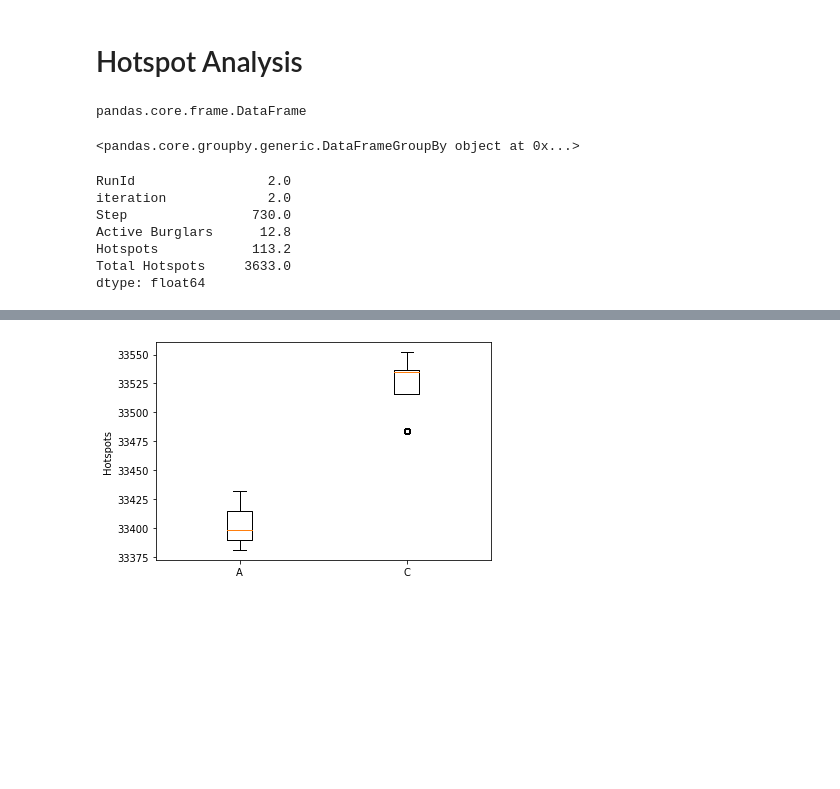
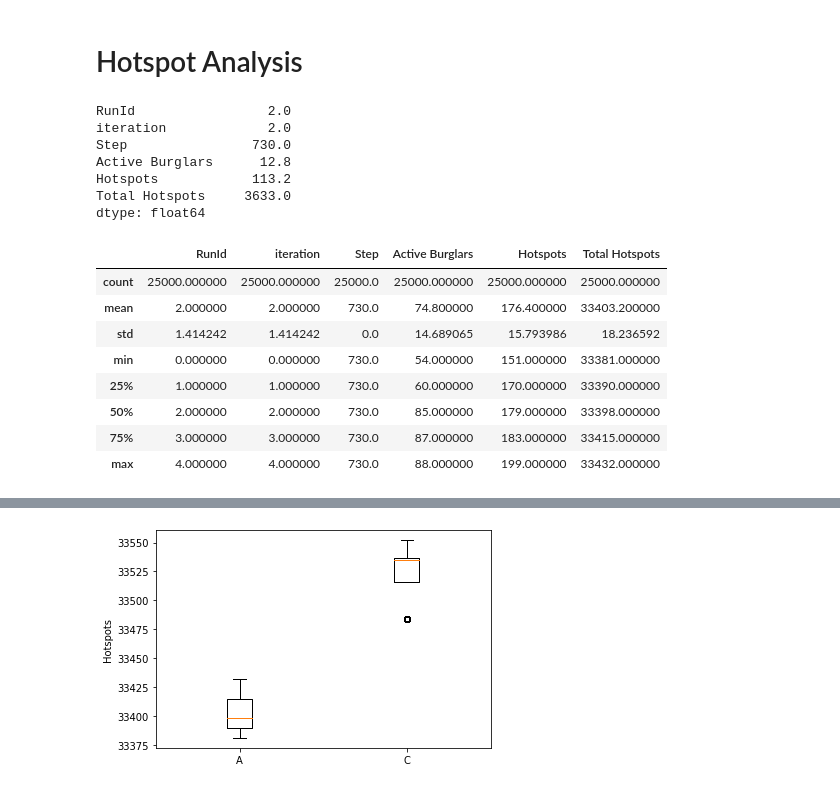
Before and after one commit to ohdearaugustin/CMSS, a Jupyter notebook: code/cmss_final.ipynb, the cells around one changed output, grey strips where cells are left out. Drawn from its saved outputs; the diff is of its cells as text; code cells hidden in the pictures; blank space fills up the shorter version.

```diff
--- a/code/cmss_latest.ipynb
+++ b/code/cmss_final.ipynb
@@ -611,15 +611,6 @@ plt.show()
 [figure]
 # %% [markdown]
 # Hotspot Analysis
-# %%
-result_a
-type(result_a)
-# %% [output]
-pandas.core.frame.DataFrame
-# %%
-result_a.groupby(by=["RunId", "iteration", "Step"])
-# %% [output]
-<pandas.core.groupby.generic.DataFrameGroupBy object at 0x...>
 # %%
 
 result_d[['RunId', 'iteration','Step', 'Active Burglars','Hotspots', 'Total Hotspots']].mean()
@@ -636,3 +627,15 @@ hotspots_a = result_a[['RunId', 'iteration','Step', 'Active Burglars','Hotspots'
 hotspots_b = result_b[['RunId', 'iteration','Step', 'Active Burglars','Hotspots', 'Total Hotspots']].copy()
 hotspots_c = result_c[['RunId', 'iteration','Step', 'Active Burglars','Hotspots', 'Total Hotspots']].copy()
 hotspots_d = result_d[['RunId', 'iteration','Step', 'Active Burglars','Hotspots', 'Total Hotspots']].copy()
+# %%
+hotspots_a.describe()
+# %% [output]
+|  | RunId | iteration | Step | Active Burglars | Hotspots | Total Hotspots |
+| count | 25000.000000 | 25000.000000 | 25000.0 | 25000.000000 | 25000.000000 | 25000.000000 |
+| mean | 2.000000 | 2.000000 | 730.0 | 74.800000 | 176.400000 | 33403.200000 |
+| std | 1.414242 | 1.414242 | 0.0 | 14.689065 | 15.793986 | 18.236592 |
+| min | 0.000000 | 0.000000 | 730.0 | 54.000000 | 151.000000 | 33381.000000 |
+| 25% | 1.000000 | 1.000000 | 730.0 | 60.000000 | 170.000000 | 33390.000000 |
+| 50% | 2.000000 | 2.000000 | 730.0 | 85.000000 | 179.000000 | 33398.000000 |
+| 75% | 3.000000 | 3.000000 | 730.0 | 87.000000 | 183.000000 | 33415.000000 |
+| max | 4.000000 | 4.000000 | 730.0 | 88.000000 | 199.000000 | 33432.000000 |
```
Also changed, not shown: parts of 6 cells of this notebook.
